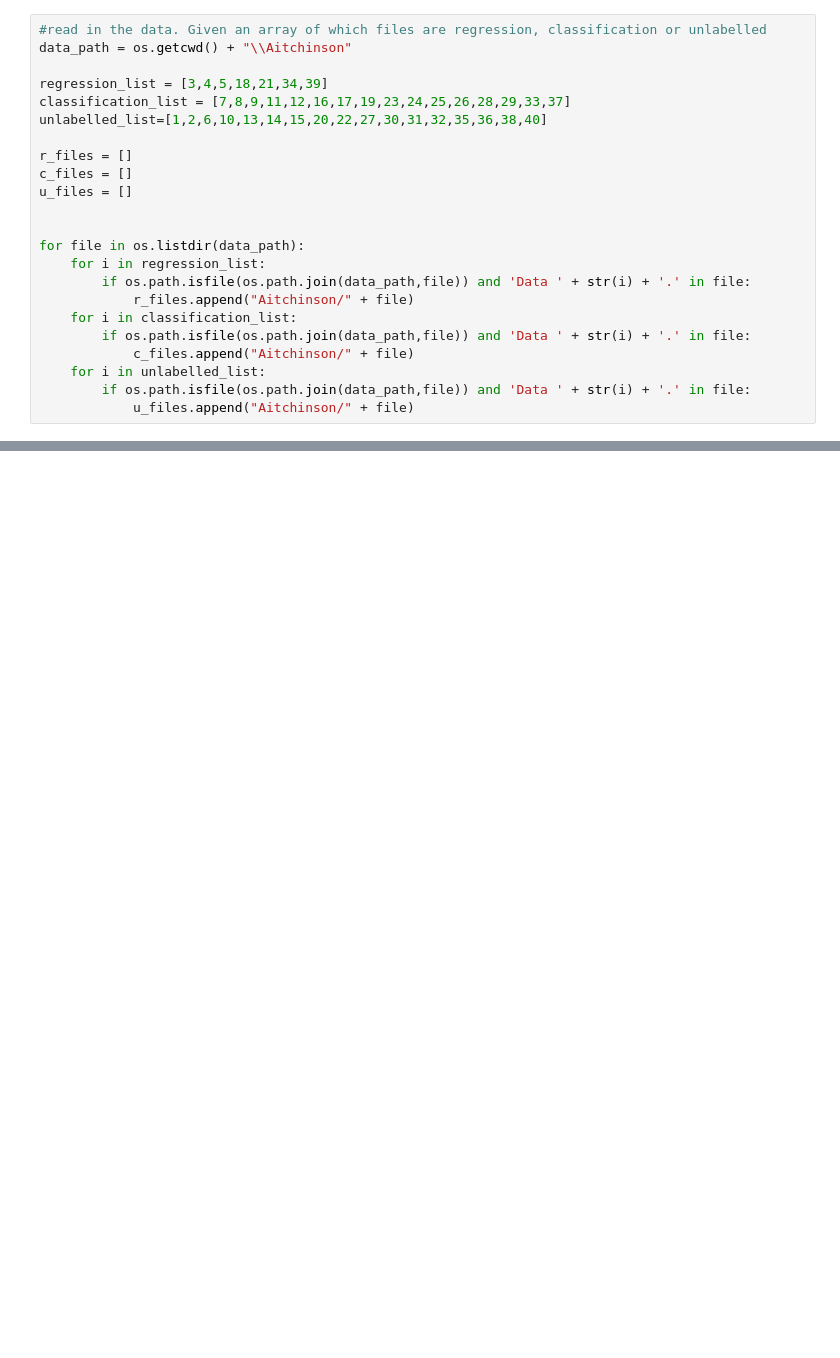
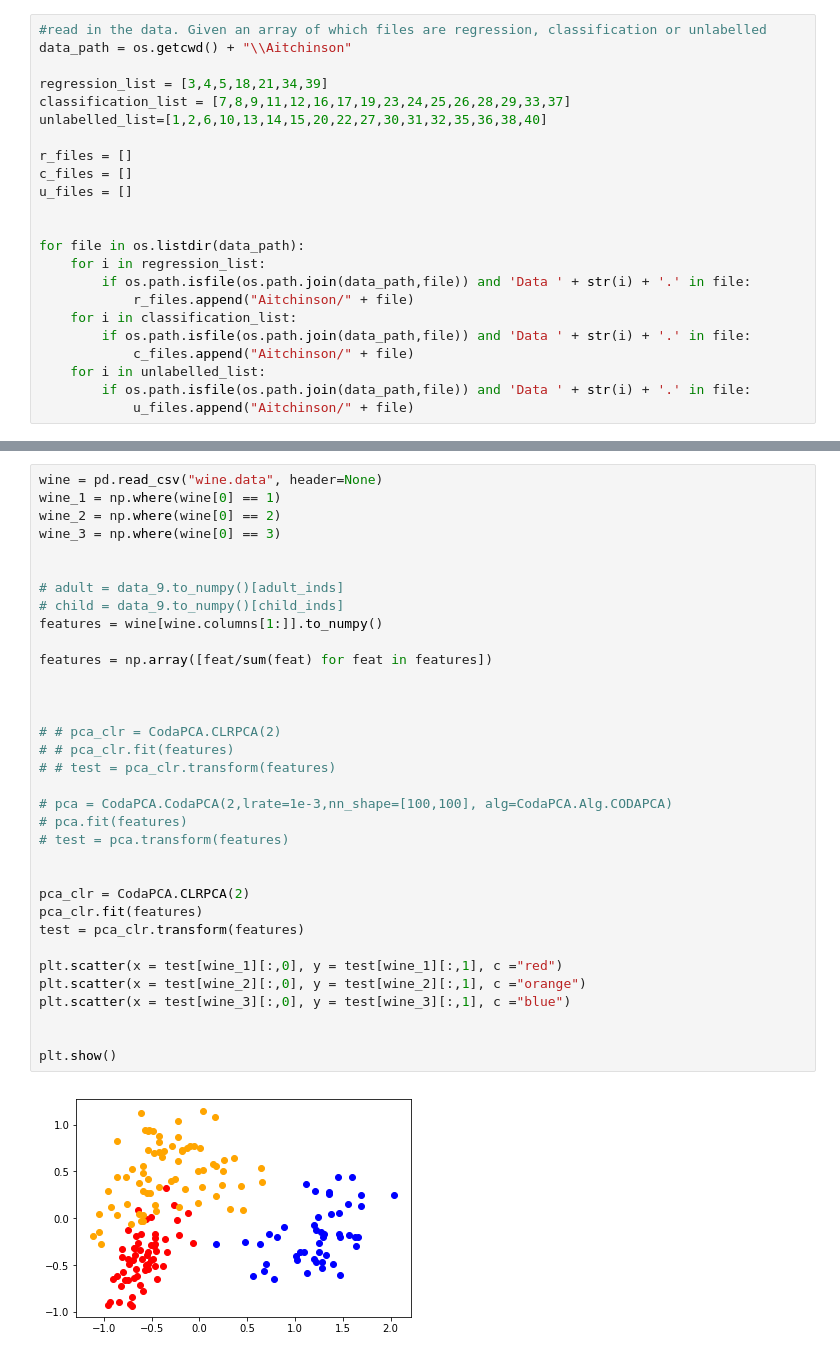
Before and after one commit to sean-lamont/honours, a Jupyter notebook: Code/coda-pca-orig/coda/codes/CoDA-PCA-Regression-Test-Bee-Data.ipynb, the cells around one changed output, grey strips where cells are left out. Drawn from its saved outputs; the diff is of its cells as text; blank space fills up the shorter version.

```diff
--- a/Code/coda-pca-orig/coda/codes/CoDA-PCA-Regression-Test-Bee-Data.ipynb
+++ b/Code/coda-pca-orig/coda/codes/CoDA-PCA-Regression-Test-Bee-Data.ipynb
@@ -273,0 +362,36 @@ plt.show()
+# %%
+wine = pd.read_csv("wine.data", header=None)
+wine_1 = np.where(wine[0] == 1)
+wine_2 = np.where(wine[0] == 2)
+wine_3 = np.where(wine[0] == 3)
+
+
+# adult = data_9.to_numpy()[adult_inds]
+# child = data_9.to_numpy()[child_inds]
+features = wine[wine.columns[1:]].to_numpy()
+
+features = np.array([feat/sum(feat) for feat in features])
+
+
+
+# # pca_clr = CodaPCA.CLRPCA(2)
+# # pca_clr.fit(features)
+# # test = pca_clr.transform(features)
+
+# pca = CodaPCA.CodaPCA(2,lrate=1e-3,nn_shape=[100,100], alg=CodaPCA.Alg.CODAPCA)
+# pca.fit(features)
+# test = pca.transform(features)
+
+
+pca_clr = CodaPCA.CLRPCA(2)
+pca_clr.fit(features)
+test = pca_clr.transform(features)
+
+plt.scatter(x = test[wine_1][:,0], y = test[wine_1][:,1], c ="red")
+plt.scatter(x = test[wine_2][:,0], y = test[wine_2][:,1], c ="orange")
+plt.scatter(x = test[wine_3][:,0], y = test[wine_3][:,1], c ="blue")
+
+
+plt.show()
+# %% [output]
+[figure, added]
```
Also changed, not shown: parts of 9 cells of this notebook.
